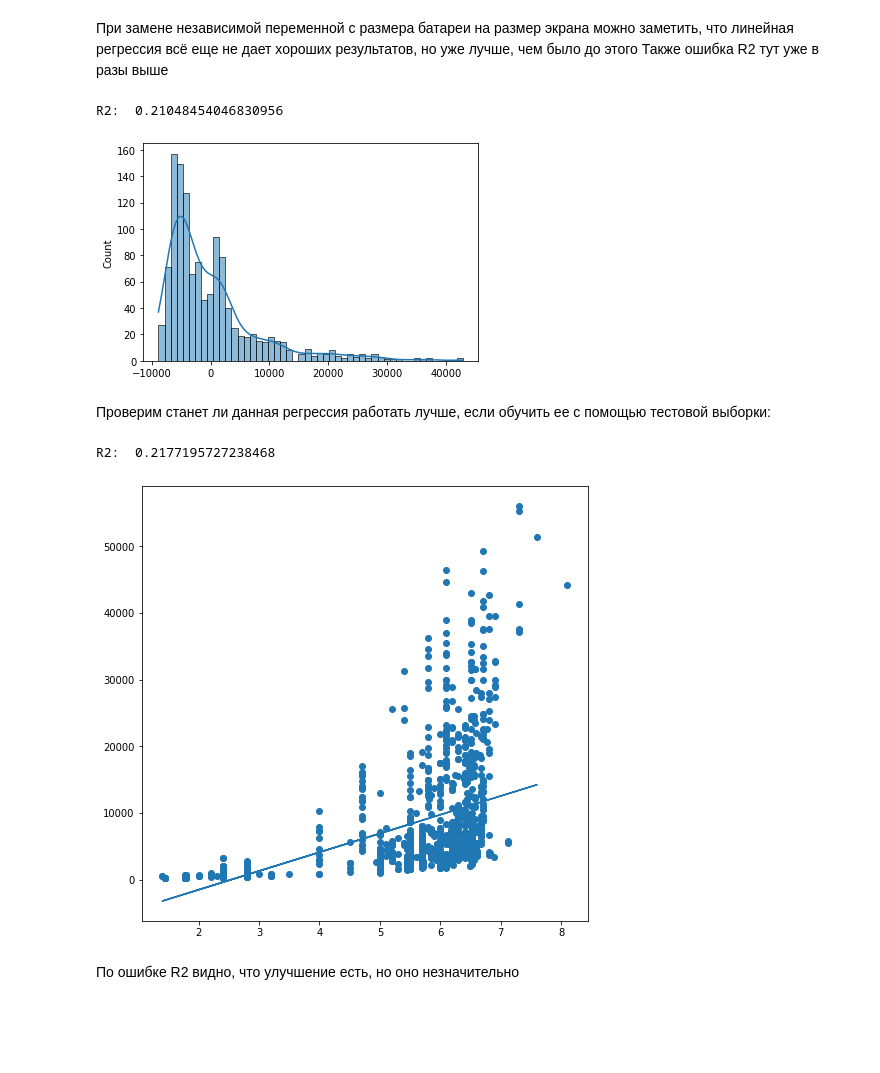
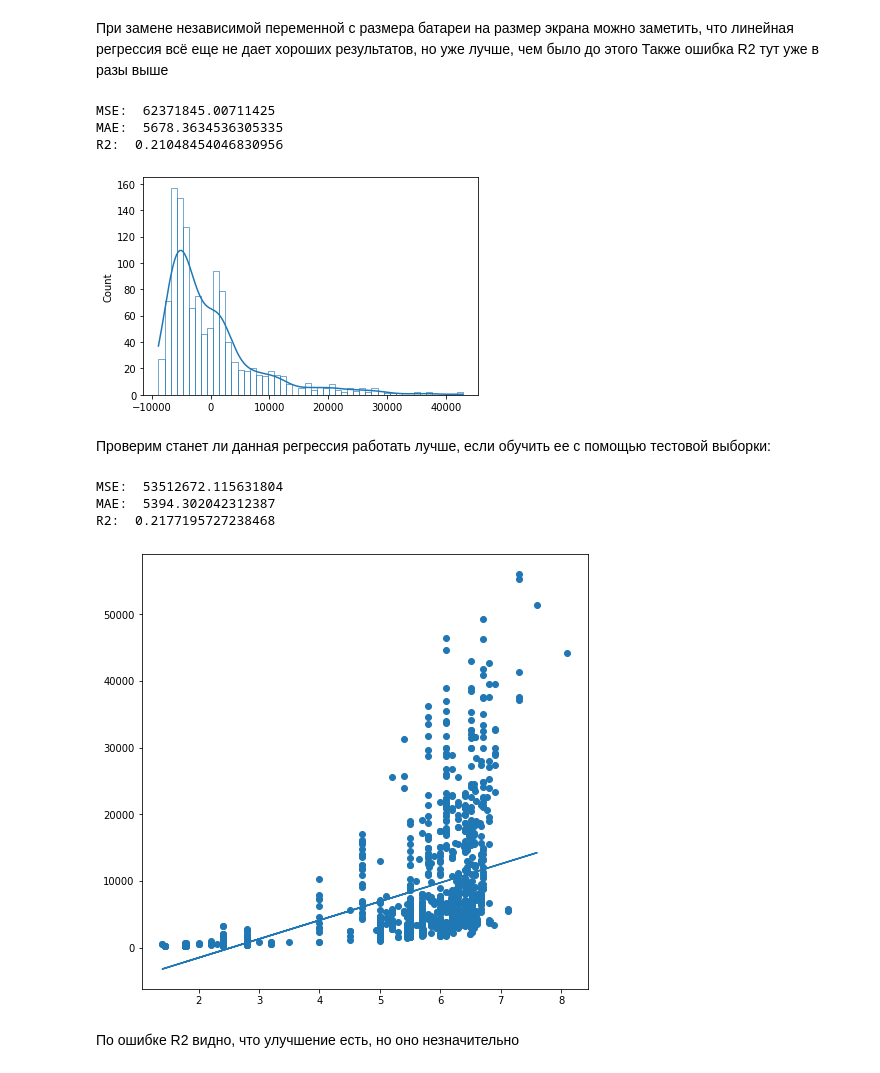
Before and after one commit to kiotokio/IDP, a Jupyter notebook: LinearRegression.ipynb, the cells around one changed output. Saved outputs shown, nothing was run; the diff lists cells and outputs as text; code cells hidden in the pictures; blank space fills up the shorter version.

```diff
--- a/LinearRegression.ipynb
+++ b/LinearRegression.ipynb
@@ -76,11 +122,15 @@ plt.plot(x3, y3_pred, color='r')
 При замене независимой переменной с размера батареи на размер экрана можно заметить, что линейная регрессия всё еще не дает хороших результатов, но уже лучше, чем было до этого
 Также ошибка R2 тут уже в разы выше
 # %%
-sns.histplot(data = y-y3_pred, bins=50, kde=True)
+sns.histplot(data = y-y3_pred, bins=50, fill=False, kde=True)
+print('MSE: ', mean_squared_error(y, y3_pred))
+print('MAE: ', mean_absolute_error(y, y3_pred))
 print('R2: ', r2_score(y, y3_pred))
 # %% [output]
+MSE:  62371845.00711425
+MAE:  5678.3634536305335
 R2:  0.21048454046830956
-[figure, old version]
+[figure, new version]
 # %% [markdown]
 Проверим станет ли данная регрессия работать лучше, если обучить ее с помощью тестовой выборки:
 # %%
@@ -92,8 +142,12 @@ plt.figure(figsize=(8,8))
 plt.scatter(x3, y)
 plt.plot(x_test, y_pred)
 
+print('MSE: ', mean_squared_error(y_test, y_pred))
+print('MAE: ', mean_absolute_error(y_test, y_pred))
 print('R2: ', r2_score(y_test, y_pred))
 # %% [output]
+MSE:  53512672.115631804
+MAE:  5394.302042312387
 R2:  0.2177195727238468
 [figure]
 # %% [markdown]
```
Also changed, not shown: parts of 35 cells of this notebook.
